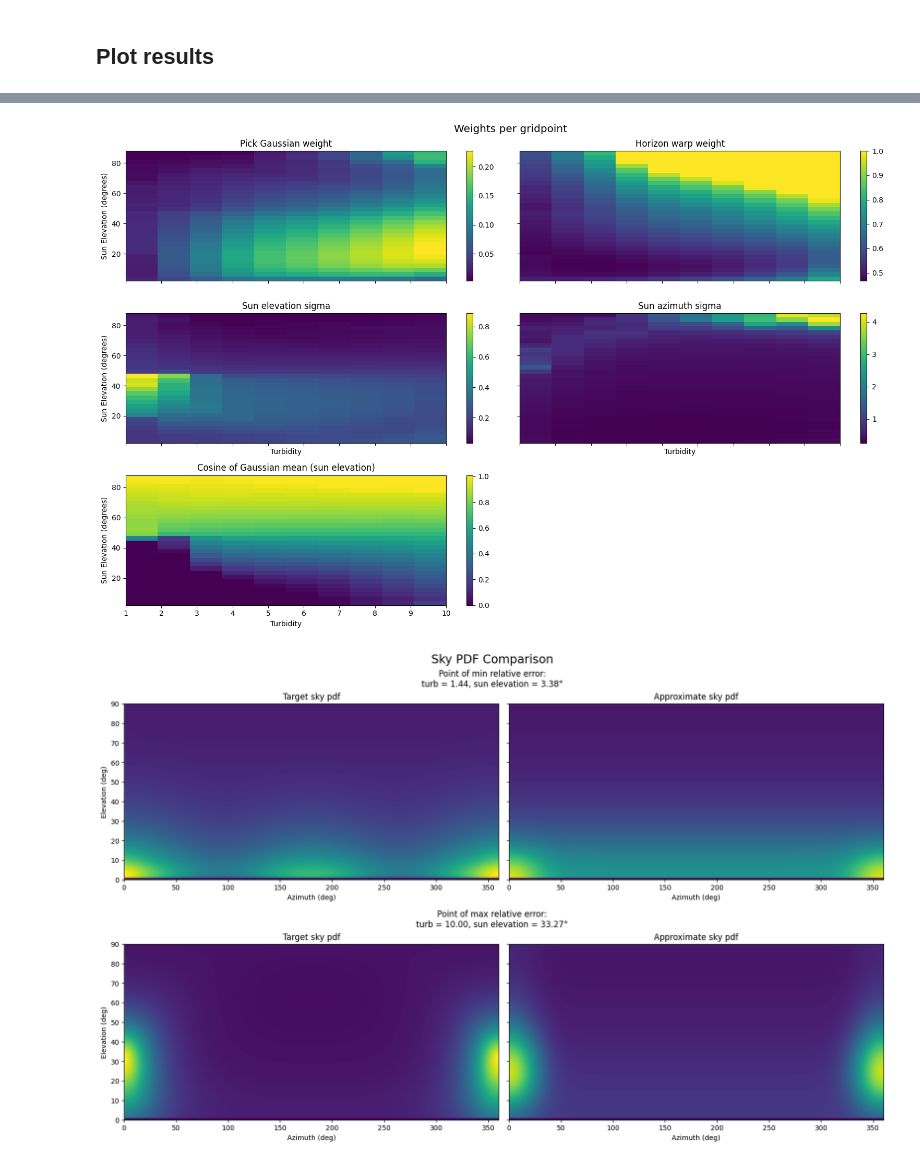
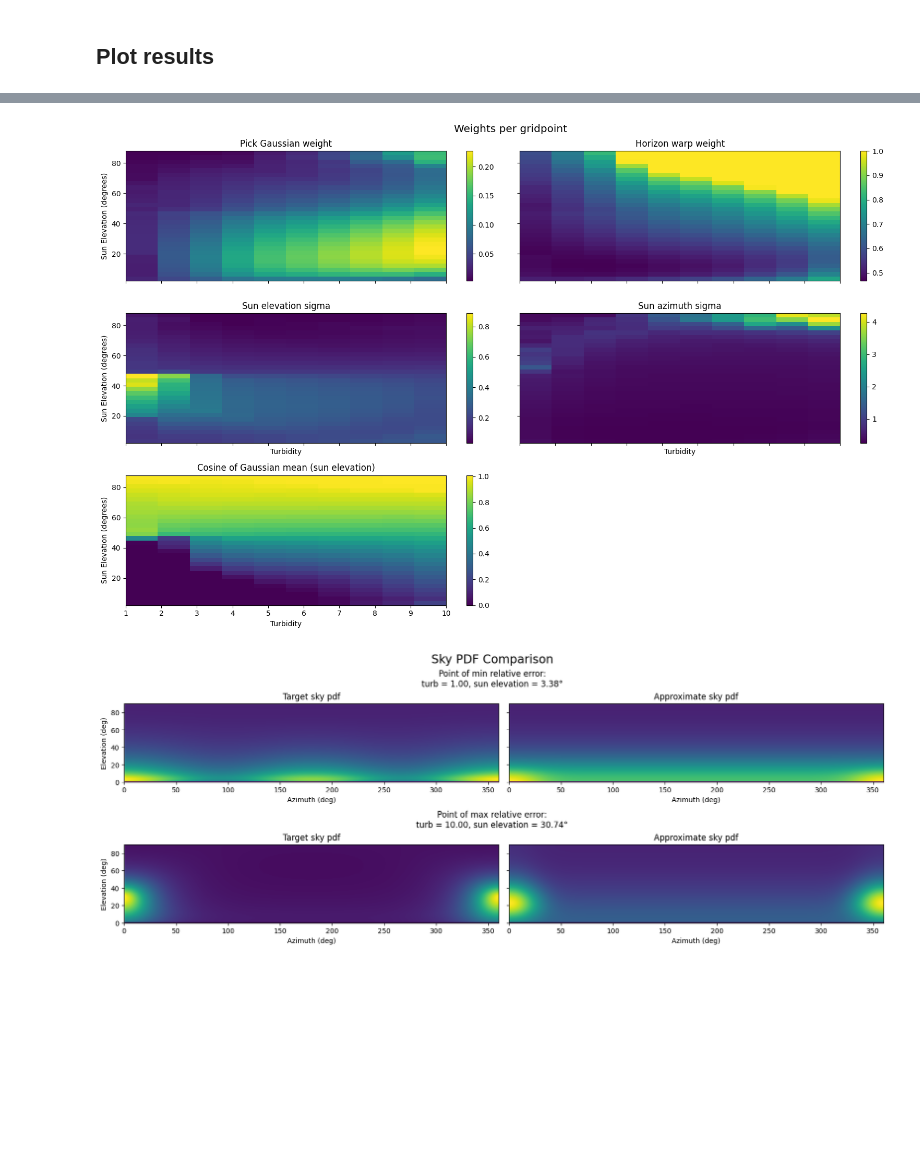
Before and after one commit to matttsss/mitsuba3, a Jupyter notebook: sampling_tests/warps.ipynb, the cells around one changed output, grey strips where cells are left out. Cells and saved outputs as stored; diff of their text form; code cells hidden in the pictures; blank space fills up the shorter version.

Commit message:
Finalize TGMM viz

```diff
--- a/sampling_tests/warps.ipynb
+++ b/sampling_tests/warps.ipynb
@@ -112,7 +112,7 @@ TRAINING_SUN_ETA_RES = 3*TRAINING_TURB_RES
 lum_map_res = (400, 100)
 phis, thetas = dr.meshgrid(
     dr.linspace(mi.Float, 0, 2 * dr.pi, lum_map_res[0]),
-    dr.linspace(mi.Float, 0, dr.pi / 2 + 0.001 * dr.pi, lum_map_res[1])
+    dr.linspace(mi.Float, 0.01 * dr.pi, dr.pi / 2 + 0.001 * dr.pi, lum_map_res[1])
 )
 st, ct = dr.sincos(thetas)
 sp, cp = dr.sincos(phis)
@@ -229,7 +255,7 @@ def clamp_channels(weights, channel_idx, min_val=-dr.inf, max_val=dr.inf):
     return weights
 # %%
 @dr.syntax
-def compute_loss_grid(approximate_pdf, weights, sky_rad, sky_params, norm_factor, sun_dir, wi, nb_wi):
+def compute_loss_grid(approximate_pdf, tex_weights, tex_pos, sky_rad, sky_params, norm_factor, sun_dir, wi, nb_wi):
 
     ray_idx = mi.UInt32(0)
     total_loss = mi.Float(0)
@@ -237,12 +263,10 @@ def compute_loss_grid(approximate_pdf, weights, sky_rad, sky_params, norm_factor
         direction = dr.gather(mi.Vector3f, wi, ray_idx)
         cos_theta = mi.Frame3f.cos_theta(direction)
         phi = dr.atan2(direction.y, direction.x)
-        phi = dr.select(phi < 0, phi + dr.two_pi, phi)
-        phi = dr.select(phi > dr.two_pi, phi - dr.two_pi, phi)
         gamma = dr.unit_angle(direction, sun_dir)
 
         target_pdf = get_lum(sky_rad, sky_params, cos_theta, gamma) * norm_factor
-        approx_pdf = approximate_pdf(weights, mi.Point2f(cos_theta, phi))
+        approx_pdf = approximate_pdf(tex_weights, tex_pos, mi.Point2f(cos_theta, phi))
 
         total_loss += (approx_pdf - target_pdf) ** 2
 
@@ -251,7 +275,7 @@ def compute_loss_grid(approximate_pdf, weights, sky_rad, sky_params, norm_factor
     return total_loss / nb_wi
 
 @dr.syntax
-def compute_mre_grid(approximate_pdf, weights, sky_rad, sky_params, norm_factor, sun_dir, wi, nb_wi):
+def compute_mre_grid(approximate_pdf, tex_weights, tex_pos, sky_rad, sky_params, norm_factor, sun_dir, wi, nb_wi):
 
     ray_idx = mi.UInt32(0)
     total_accuracy = mi.Float(0)
@@ -259,12 +283,10 @@ def compute_mre_grid(approximate_pdf, weights, sky_rad, sky_params, norm_factor,
         direction = dr.gather(mi.Vector3f, wi, ray_idx)
         cos_theta = mi.Frame3f.cos_theta(direction)
         phi = dr.atan2(direction.y, direction.x)
-        phi = dr.select(phi < 0, phi + dr.two_pi, phi)
-        phi = dr.select(phi > dr.two_pi, phi - dr.two_pi, phi)
         gamma = dr.unit_angle(direction, sun_dir)
 
         target_pdf = get_lum(sky_rad, sky_params, cos_theta, gamma) * norm_factor
-        approx_pdf = approximate_pdf(weights, mi.Point2f(cos_theta, phi))
+        approx_pdf = approximate_pdf(tex_weights, tex_pos, mi.Point2f(cos_theta, phi))
 
         total_accuracy += dr.abs(approx_pdf - target_pdf) / dr.maximum(target_pdf, 1e-8)
 
@@ -274,13 +296,14 @@ def compute_mre_grid(approximate_pdf, weights, sky_rad, sky_params, norm_factor,
 
 @dr.freeze
 def compute_loss(tex_weights, tex_pos, sky_rad, sky_params, norm_factor, sun_dir, wi, nb_wi):
-    weights = tex_weights.eval(tex_pos)
 
     # MSE for each luminance map
     loss = compute_loss_grid(
         approximate_pdf,
-        weights, sky_rad, sky_params, norm_factor, sun_dir, wi, nb_wi
+        tex_weights, tex_pos, sky_rad, sky_params, norm_factor, sun_dir, wi, nb_wi
     )
+
+    weights = tex_weights.eval(tex_pos)
 
     regularizer = mi.Float(0)
 
@@ -440,66 +512,27 @@ def plot_pdf(fig, tex_weights, chosen_point):
 # %%
-with open('data/optimized_weights.pkl', 'rb') as f:
-    optimal_weights = pkl.load(f)
-    tex_weights = mi.Texture2f(optimal_weights,
-                            wrap_mode=dr.WrapMode.Clamp,
-                            migrate=False)
+## PLOT THE MEAN RELATIVE ERROR OVER THE GRID
+tgmm_weights = mi.tensor_io.read('../../mitsuba3/resources/data/sunsky/output/tgmm_tables.bin')['tgmm_tables']
+tgmm_weights = mi.TensorXf(tgmm_weights)
 
-pdf_funcs = {
-    "Approximate PDF": approximate_pdf,
-    "Uniform PDF": uniform_pdf
-}
-
-weights = tex_weights.eval(tex_pos)
-get_mre = lambda pdf_func: compute_mre_grid(
-    pdf_func,
-    weights, sky_rad, sky_params, norm_factor, sun_dir, env_map_wi, dr.width(env_map_wi)
-)
-
-losses_per_point = compute_loss_grid(
-    approximate_pdf,
-    weights, sky_rad, sky_params, norm_factor, sun_dir, env_map_wi, dr.width(env_map_wi)
-)
-rel_err_per_point = get_mre(approximate_pdf)
-
-losses_per_point = mi.TensorXf(losses_per_point, shape=(TRAINING_SUN_ETA_RES, TRAINING_TURB_RES))
-rel_err_per_point = mi.TensorXf(rel_err_per_point, shape=(TRAINING_SUN_ETA_RES, TRAINING_TURB_RES))
+with dr.scoped_set_flag(dr.JitFlag.Debug):
+    pdf_funcs = {
+        "Approximate PDF": (approximate_pdf, tex_weights),
+        "Uniform PDF": (uniform_pdf, 0),
+        "TGMM-based PDF": (tgmm_pdf, tgmm_weights)
+    }
+    plot_mre(pdf_funcs)
 
 
-chosen_points = []
-if True:
-    data = rel_err_per_point
-
-    data_idx = np.argmin(data)
-    turb_val = (data_idx % TRAINING_TURB_RES) / (TRAINING_TURB_RES - 1) * 9 + 1
-    sun_eta_idx = (data_idx // TRAINING_TURB_RES) / (TRAINING_SUN_ETA_RES - 1) * (MAX_ETA - MIN_ETA) + MIN_ETA
-    chosen_points.append((data_idx, f"Point of min relative error:\nturb = {turb_val:.2f}, sun elevation = {dr.rad2deg(sun_eta_idx):.2f}°"))
-
-    data_idx = np.argmax(data)
-    turb_val = (data_idx % TRAINING_TURB_RES) / (TRAINING_TURB_RES - 1) * 9 + 1
-    sun_eta_idx = (data_idx // TRAINING_TURB_RES) / (TRAINING_SUN_ETA_RES - 1) * (MAX_ETA - MIN_ETA) + MIN_ETA
-    chosen_points.append((data_idx, f"Point of max relative error:\nturb = {turb_val:.2f}, sun elevation = {dr.rad2deg(sun_eta_idx):.2f}°"))
-    #chosen_point = np.argmax(rel_err_per_point)
-else:
-    chosen_turb = 1
-    chosen_sun_eta = dr.deg2rad(46)
-    chosen_turb_idx = dr.round(((chosen_turb - 1) / 9) * (TRAINING_TURB_RES - 1))
-    chosen_sun_eta_idx = dr.round(((chosen_sun_eta - MIN_ETA) / (MAX_ETA - MIN_ETA)) * (TRAINING_SUN_ETA_RES - 1))
-    chosen_point = chosen_sun_eta_idx * TRAINING_TURB_RES + chosen_turb_idx
-    chosen_points.append((chosen_point, f"Chosen point at turb = {chosen_turb:.2f}, sun elevation = {dr.rad2deg(chosen_sun_eta):.2f}°"))
-
-## PLOT THE MEAN RELATIVE ERROR OVER THE GRID
-plot_mre(pdf_funcs, get_mre)
-
-
-### FIRST PLOT THE WEIGHTS AND LOSSES PER GRIDPOINT
+### SECOND PLOT THE WEIGHTS AND LOSSES PER GRIDPOINT
 fig_weights = plot_weights(tex_weights)
 
-### SECOND PLOT THE SKY PDFS FOR A CHOSEN GRIDPOINT
-fig_pdfs = plt.figure(layout='constrained', figsize=(16,10))
-subfigs_pdfs = fig_pdfs.subfigures(len(chosen_points), 1, wspace=0.07)
+### THIRD PLOT THE SKY PDFS FOR A CHOSEN GRIDPOINT
+fig_pdfs = plt.figure(layout='constrained', figsize=(16,6))
+subfigs_pdfs = fig_pdfs.subfigures(len(chosen_points), wspace=0.07)
 for i, (chosen_point, plot_title) in enumerate(chosen_points):
-    plot_pdf(subfigs_pdfs[i], tex_weights, chosen_point)
-    subfigs_pdfs[i].suptitle(plot_title, fontsize='large')
+    subfig = subfigs_pdfs[i] if isinstance(subfigs_pdfs, np.ndarray) else subfigs_pdfs
+    plot_pdf(subfig, approximate_pdf, tex_weights, chosen_point)
+    subfig.suptitle(plot_title, fontsize='large')
 fig_pdfs.suptitle('Sky PDF Comparison', fontsize='xx-large')
 
 plt.show()
@@ -510,3 +545,3 @@ Approx pdf sum: 0.159762 vs real pdf sum: 0.131703
 [figure]
-[figure, old version]
+[figure, new version]
 # %%
```
Also changed, not shown: parts of 9 cells of this notebook.
